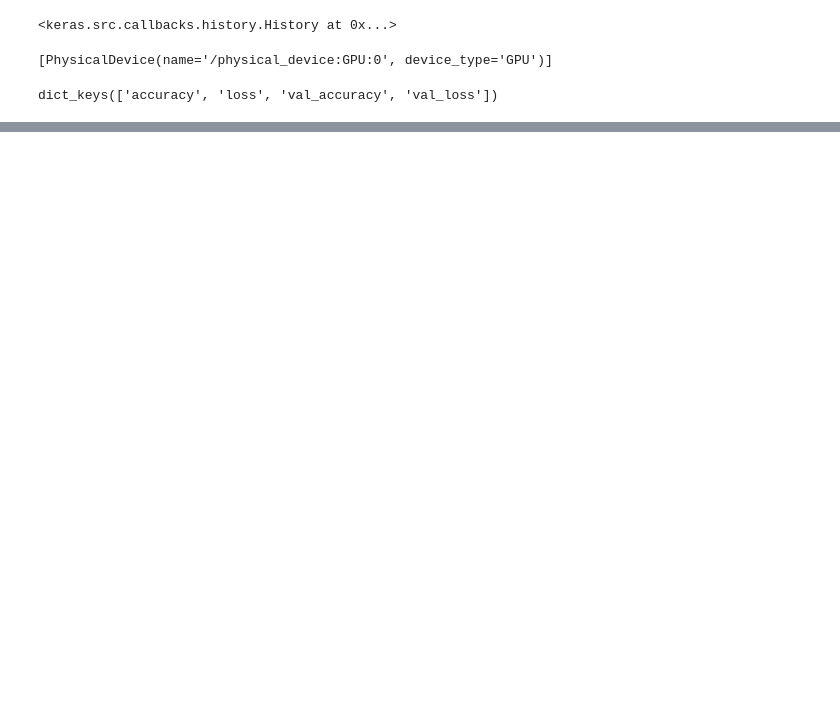
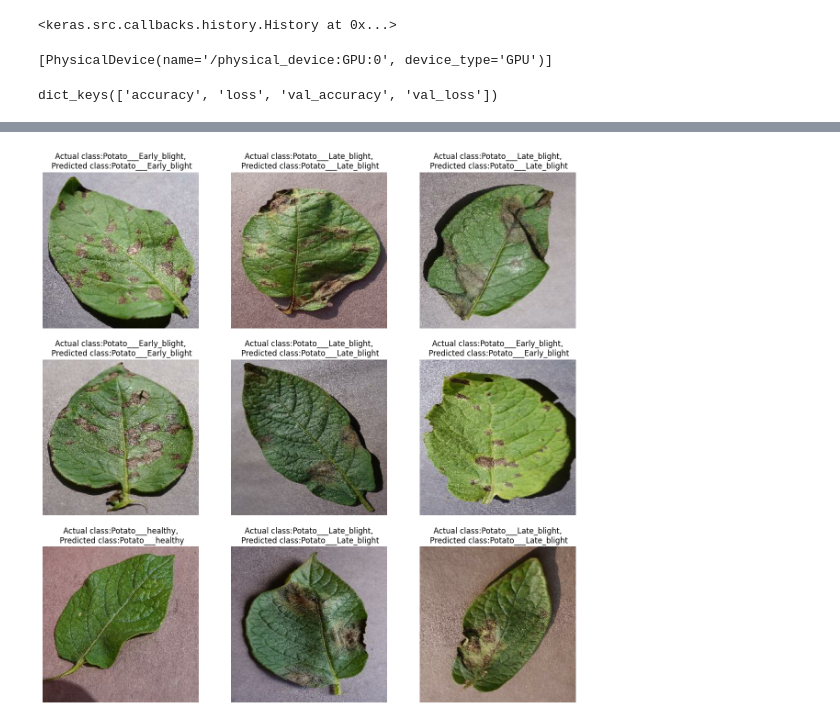
Before and after one commit to AnushkaaBhargava/plant-disease-detection, a Jupyter notebook: training/training.ipynb, the cells around one changed output, grey strips where cells are left out. Drawn from its saved outputs; the diff is of its cells as text; code cells hidden in the pictures; blank space fills up the shorter version.

```diff
--- a/training/training.ipynb
+++ b/training/training.ipynb
@@ -254,0 +321,11 @@ predicted label: Potato___healthy
+# %%
+plt.figure(figsize=(15,15))
+for images,labels in test_ds.take(1):
+  for i in range(9):
+    ax=plt.subplot(3,3,i+1)
+    plt.imshow(images[i].numpy().astype('uint8'))
+    predicted_class, confidence=predict(model,images[i].numpy())
+    actual_class=class_names[labels[i]]
+    plt.title(f"Actual class:{actual_class},\n Predicted class:{predicted_class}")
+    plt.axis("off")
+# %% [output]
@@ -254,0 +341 @@ predicted label: Potato___healthy
+[figure, added]
```
Also changed, not shown: parts of 10 cells of this notebook.
